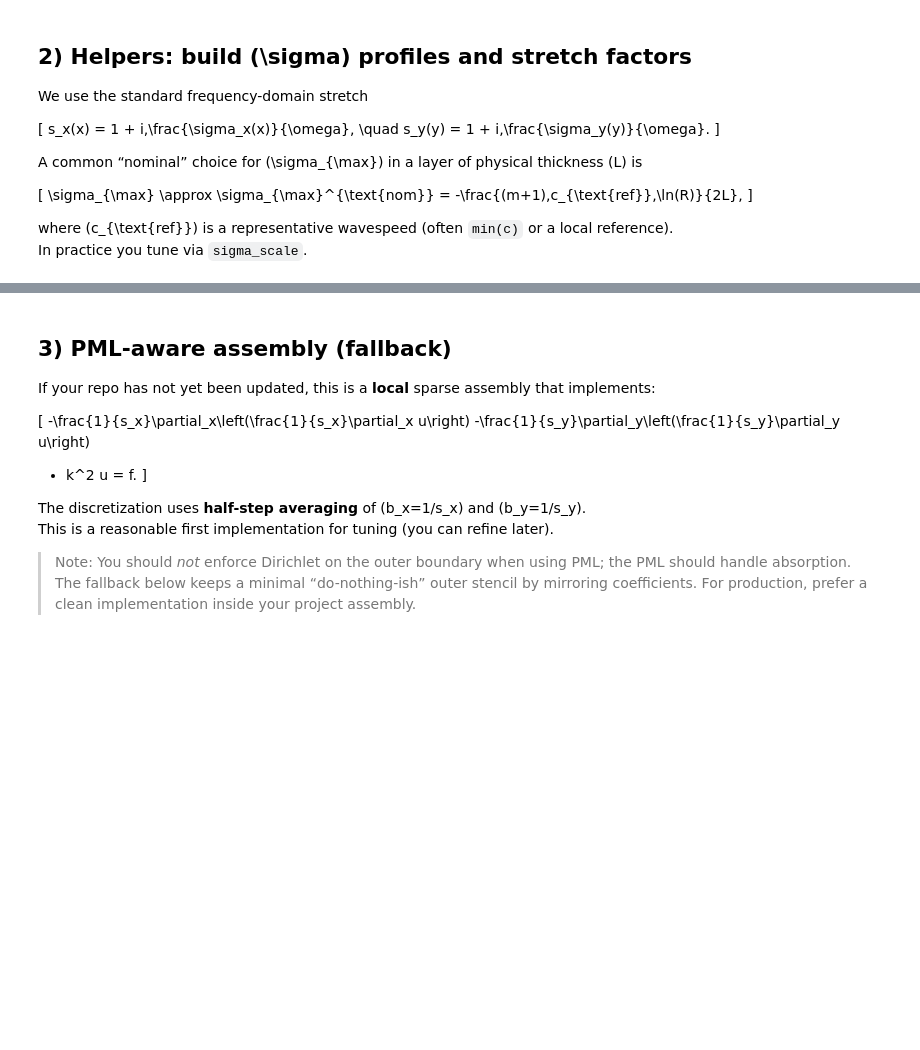
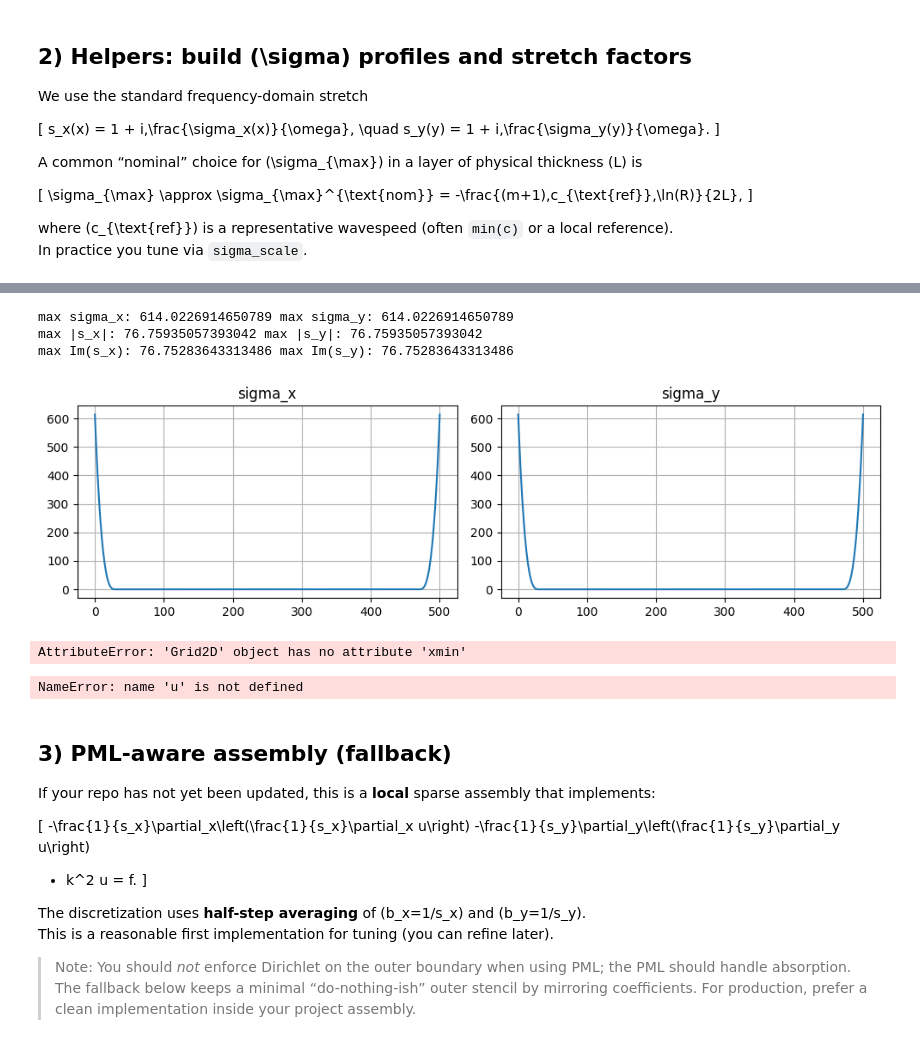
Before and after one commit to fkiewiet/Freq2Trans, a Jupyter notebook: experiments/pml_tuning.ipynb, the cells around one changed output, grey strips where cells are left out. Saved outputs shown, nothing was run; the diff lists cells and outputs as text; code cells hidden in the pictures; blank space fills up the shorter version.

```diff
--- a/experiments/pml_tuning.ipynb
+++ b/experiments/pml_tuning.ipynb
@@ -46,17 +48,41 @@ print("Imports OK")
 # --- PDE / grid ---
 omega = 8.0
 ppw_target = 10.0
-case = "homogeneous"  # use your case names from make_default_cases()
+
+# Case selection:
+# keep the string name here; later you should do:
+#   cases = make_default_cases()
+#   case_cfg = cases[case_name]
+case_name = "homogeneous"
+
+# Domain size (must match what your Grid2D / mesh() and case builders assume)
+lx, ly = 1.0, 1.0
+
+# Enforce at least 501x501 (grid_from_ppw uses this as a lower bound per dimension)
+n_min = 501
+make_odd = True  # handy for putting a source exactly at the center node
+
+# Conservative lower bound on wave speed used for grid spacing (sets smallest wavelength)
+# For homogeneous c=1, keep 1.0. If your medium can go lower, set that minimum here.
+c_min_for_grid = 1.0
 
 # --- PML ---
 use_pml = True
-npml = 25            # thickness in nodes
-m = 3                # polynomial order
-R_target = 1e-8      # target reflection
-sigma_scale = 1.0    # tune up/down from nominal
-pml_on_all_sides = True  # if False, you can selectively enable sides below
 
-# Enable/disable sides (only used if pml_on_all_sides=False)
+# Thickness in nodes. For 501x501, 25 can work, but 30–40 is usually safer for Helmholtz.
+npml = 30
+
+# Polynomial grading order (2–4 typical)
+m = 3
+
+# Target reflection coefficient at normal incidence (heuristic used for sigma_max)
+R_target = 1e-8
+
+# Multiplier to tune damping up/down from the nominal formula
+sigma_scale = 1.0
+
+# Apply PML on all sides (or toggle sides below if False)
+pml_on_all_sides = True
 pml_left = pml_right = pml_bottom = pml_top = True
 # %% [markdown]
 ## 2) Helpers: build \(\sigma\) profiles and stretch factors
@@ -159,0 +261,17 @@ plt.show()
+# %%
+print("max sigma_x:", sig_x.max(), "max sigma_y:", sig_y.max())
+print("max |s_x|:", np.abs(sx).max(), "max |s_y|:", np.abs(sy).max())
+print("max Im(s_x):", np.imag(sx).max(), "max Im(s_y):", np.imag(sy).max())
+# %% [output]
+max sigma_x: 614.0226914650789 max sigma_y: 614.0226914650789
+max |s_x|: 76.75935057393042 max |s_y|: 76.75935057393042
+max Im(s_x): 76.75283643313486 max Im(s_y): 76.75283643313486
+# %%
+import matplotlib.pyplot as plt
+
+plt.figure(figsize=(10,3))
+plt.subplot(1,2,1); plt.plot(sig_x); plt.title("sigma_x"); plt.grid(True)
+plt.subplot(1,2,2); plt.plot(sig_y); plt.title("sigma_y"); plt.grid(True)
+plt.tight_layout(); plt.show()
+# %% [output]
+[figure, added]
@@ -160,3 +326,22 @@ plt.show()
+# %%
+try:
+    f = assemble_rhs(cfg, kind="gaussian")
+except Exception:
+    # fallback: centered Gaussian
+    X, Y = cfg.grid.mesh()
+    x0 = 0.5 * (cfg.grid.xmin + cfg.grid.xmax)
+    y0 = 0.5 * (cfg.grid.ymin + cfg.grid.ymax)
+    sigma = 0.05
+
+    g = np.exp(-((X - x0)**2 + (Y - y0)**2) / (2 * sigma**2))
+    f = g.reshape(-1)
+# %% [output]
+AttributeError: 'Grid2D' object has no attribute 'xmin'
+# %%
+metrics = reflection_metrics(u, npml=npml, band=5)
+metrics
+# %% [output]
+NameError: name 'u' is not defined
 # %% [markdown]
 ## 3) PML-aware assembly (fallback)
 
```
Also changed, not shown: parts of 5 cells of this notebook, 3 other files.
